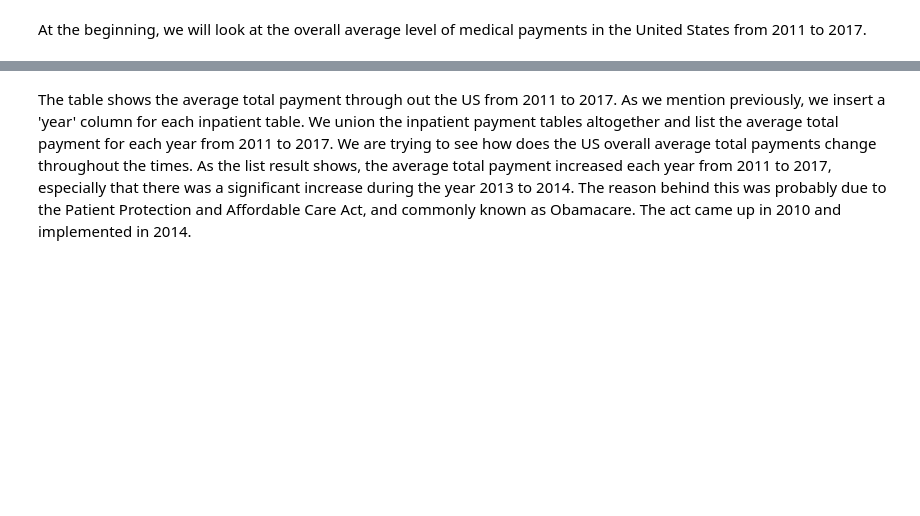
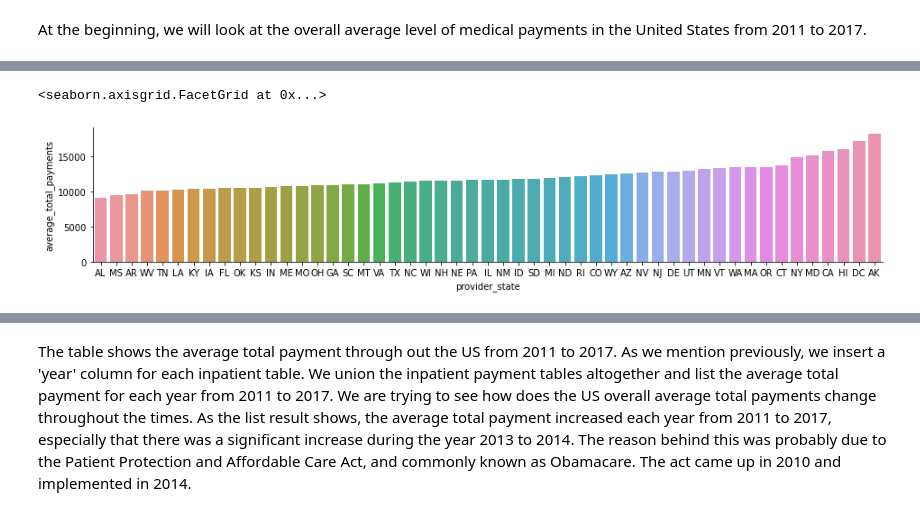
Before and after one commit to AnyiHuang/Analyzing-Inpatient-medical-expense-in-US, a Jupyter notebook: BA780_Team5A.ipynb, the cells around one changed output, grey strips where cells are left out. Saved outputs shown, nothing was run; the diff lists cells and outputs as text; code cells hidden in the pictures; blank space fills up the shorter version.

Commit message:
payments in 7 years

```diff
--- a/BA780_Team5A.ipynb
+++ b/BA780_Team5A.ipynb
@@ -64,5 +61,6 @@ import plotly.express as px
 inpatient_2015=pd.read_csv('inpatient_2015.csv')
 inpatient_2017=pd.read_csv('Inpatient_2017.csv')
 life_expectancy = pd.read_csv('U.S._Life_Expectancy.csv')
+payment_7years = pd.read_csv('patments_by_state_in_7_years.csv')
 # %%
 life_expectancy.info()
@@ -86,0 +113,6 @@ from `ba775-team-5a.temp.inpatient_payment_by_year`
+# %%
+table1=payment_7years.sort_values('average_total_payments')
+sns.catplot(kind='bar',x="provider_state",y='average_total_payments',data=table1,height=2.6, aspect=5)
+# %% [output]
+<seaborn.axisgrid.FacetGrid at 0x...>
+[figure, added]
```
Also changed, not shown: parts of 7 cells of this notebook, 1 other file.
